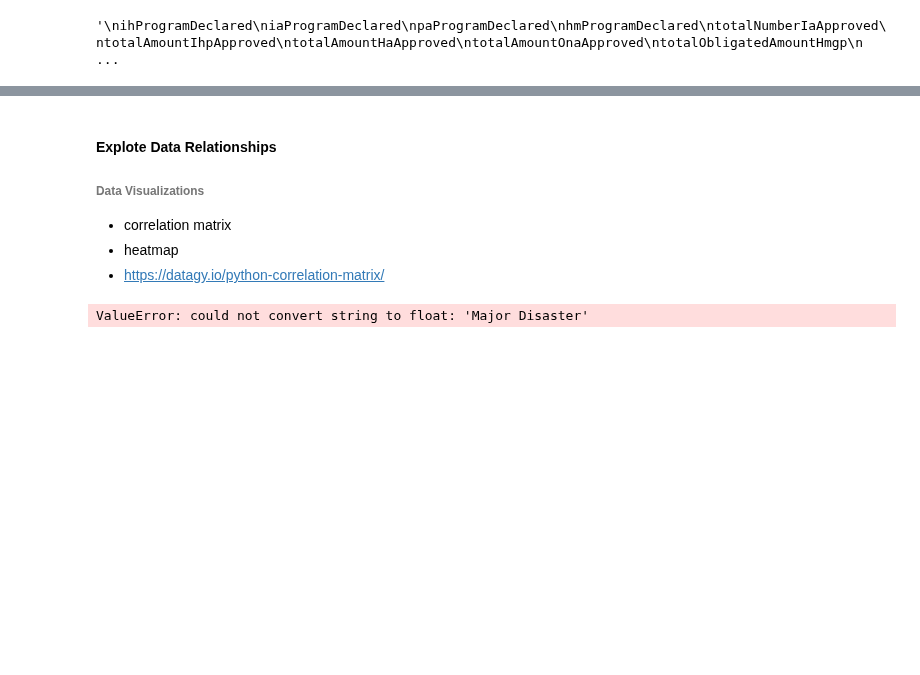
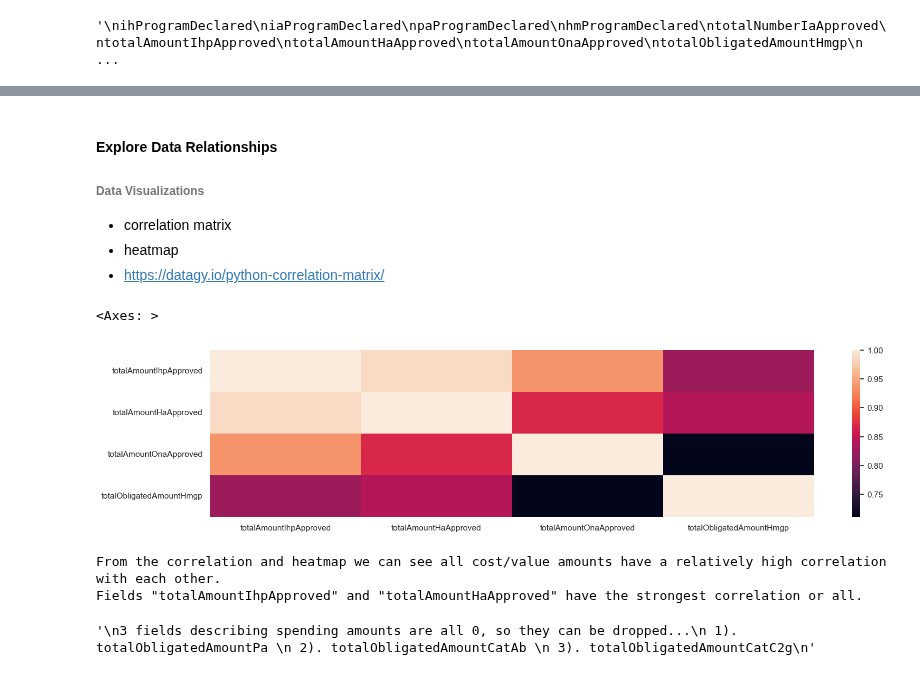
Before and after one commit to mdgarber/FEMADisasterCostForecasting, a Jupyter notebook: femadisastercostforecasting/notebooks/FEMA-EDA.ipynb, the cells around one changed output, grey strips where cells are left out. Drawn from its saved outputs; the diff is of its cells as text; code cells hidden in the pictures; blank space fills up the shorter version.

```diff
--- a/femadisastercostforecasting/notebooks/FEMA-EDA.ipynb
+++ b/femadisastercostforecasting/notebooks/FEMA-EDA.ipynb
@@ -209,15 +211,33 @@ totalObligatedAmountHmgp
 # %% [markdown]
-#### Explote Data Relationships
+#### Explore Data Relationships
 ###### Data Visualizations
 - correlation matrix
 - heatmap
 - https://datagy.io/python-correlation-matrix/
 # %%
-#correlation matrix for fema data
-#selectedFields = ['declarationType', 'stateCode', 'incidentType', 'region', 'ihProgramDeclared', 'iaProgramDeclared', 'paProgramDeclared', 'hmProgramDeclared', 'totalNumberIaApproved', 'totalAmountIhpApproved', 'totalAmountHaApproved', 'totalAmountOnaApproved', 'totalObligatedAmountPa', 'totalObligatedAmountCatAb', 'totalObligatedAmountCatC2g', 'totalObligatedAmountHmgp']
-selectedFields = ['declarationType', 'stateCode', 'incidentType', 'region', 'ihProgramDeclared', 'iaProgramDeclared', 'paProgramDeclared', 'hmProgramDeclared', 'totalNumberIaApproved', 'totalAmountIhpApproved', 'totalAmountHaApproved', 'totalAmountOnaApproved', 'totalObligatedAmountPa', 'totalObligatedAmountCatAb', 'totalObligatedAmountCatC2g', 'totalObligatedAmountHmgp']
-femaDataClean[selectedFields].corr(method='pearson')
+#correlation matrix for fema cost amount data
+selectedFields = ['totalAmountIhpApproved', 'totalAmountHaApproved', 'totalAmountOnaApproved','totalObligatedAmountHmgp']
+femaCostMatrix = femaDataClean[selectedFields].corr(method='pearson')
 #femaDataClean.head()
-# %% [output]
-ValueError: could not convert string to float: 'Major Disaster'
+# %%
+sns.heatmap(femaCostMatrix)
+# %% [output]
+<Axes: >
+[figure, added]
+# %%
+# observation of heatmap
+print('From the correlation and heatmap we can see all cost/value amounts have a relatively high correlation with each other.')
+print('Fields "totalAmountIhpApproved" and "totalAmountHaApproved" have the strongest correlation or all.')
+# %% [output]
+From the correlation and heatmap we can see all cost/value amounts have a relatively high correlation with each other.
+Fields "totalAmountIhpApproved" and "totalAmountHaApproved" have the strongest correlation or all.
+# %%
+'''
+3 fields describing spending amounts are all 0, so they can be dropped...
+ 1). totalObligatedAmountPa
+ 2). totalObligatedAmountCatAb
+ 3). totalObligatedAmountCatC2g
+'''
+# %% [output]
+'\n3 fields describing spending amounts are all 0, so they can be dropped...\n 1). totalObligatedAmountPa \n 2). totalObligatedAmountCatAb \n 3). totalObligatedAmountCatC2g\n'
 # %%
```
Also changed, not shown: parts of 4 cells of this notebook.
